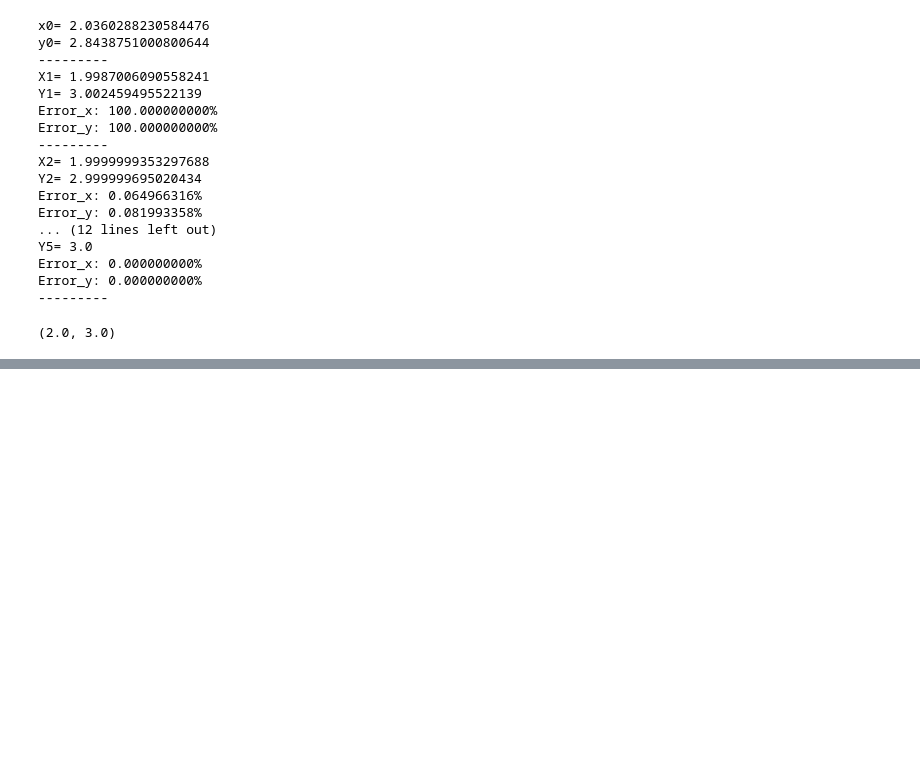
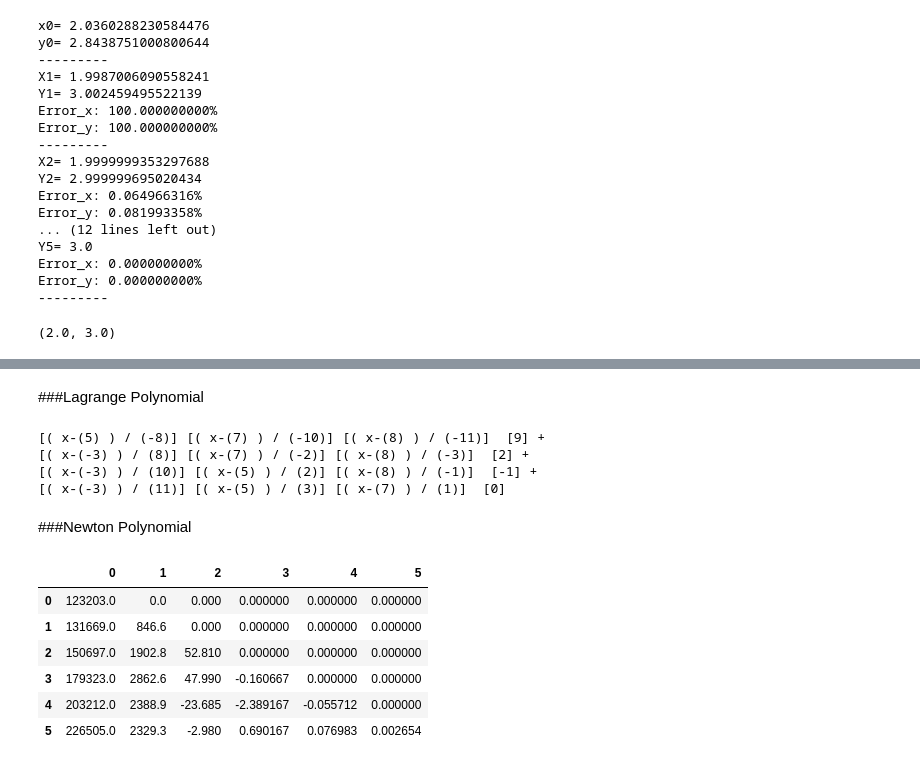
Before and after one commit to santiagojaralopez/numericalMethodsPython, a Jupyter notebook: numericalMethods.ipynb, the cells around one changed output, grey strips where cells are left out. Saved outputs shown, nothing was run; the diff lists cells and outputs as text; code cells hidden in the pictures; blank space fills up the shorter version.

```diff
--- a/numericalMethods.ipynb
+++ b/numericalMethods.ipynb
@@ -301,0 +327,2 @@ Error_y: 0.000000000%
+# %% [markdown]
+###Lagrange Polynomial
@@ -301,0 +346,35 @@ Error_y: 0.000000000%
+# %%
+lagrange_polynomial((-3, 5, 7, 8), (9, 2, -1, 0), 4)
+# %% [output]
+[( x-(5) ) / (-8)] [( x-(7) ) / (-10)] [( x-(8) ) / (-11)]  [9] +
+[( x-(-3) ) / (8)] [( x-(7) ) / (-2)] [( x-(8) ) / (-3)]  [2] +
+[( x-(-3) ) / (10)] [( x-(5) ) / (2)] [( x-(8) ) / (-1)]  [-1] +
+[( x-(-3) ) / (11)] [( x-(5) ) / (3)] [( x-(7) ) / (1)]  [0]
+# %% [markdown]
+###Newton Polynomial
+# %%
+def newton_interpolation(X: tuple, Y: tuple):
+  n=len(X)
+  A=np.zeros([n,n])
+
+  for i in range(0,n):
+    A[i][0] = Y[i]
+
+  for j in range(1,n):
+    for i in range(j,n):
+      A[i][j] = (A[i][j-1] - A[i-1][j-1])/(X[i]-X[i-j])
+
+  return A
+# %%
+X = (1930, 1940, 1950, 1960, 1970, 1980)
+Y = (123203, 131669, 150697, 179323, 203212, 226505)
+df = pd.DataFrame( newton_interpolation(X, Y) )
+df
+# %% [output]
+|  | 0 | 1 | 2 | 3 | 4 | 5 |
+| 0 | 123203.0 | 0.0 | 0.000 | 0.000000 | 0.000000 | 0.000000 |
+| 1 | 131669.0 | 846.6 | 0.000 | 0.000000 | 0.000000 | 0.000000 |
+| 2 | 150697.0 | 1902.8 | 52.810 | 0.000000 | 0.000000 | 0.000000 |
+| 3 | 179323.0 | 2862.6 | 47.990 | -0.160667 | 0.000000 | 0.000000 |
+| 4 | 203212.0 | 2388.9 | -23.685 | -2.389167 | -0.055712 | 0.000000 |
+| 5 | 226505.0 | 2329.3 | -2.980 | 0.690167 | 0.076983 | 0.002654 |
```
Also changed, not shown: parts of 18 cells of this notebook.
